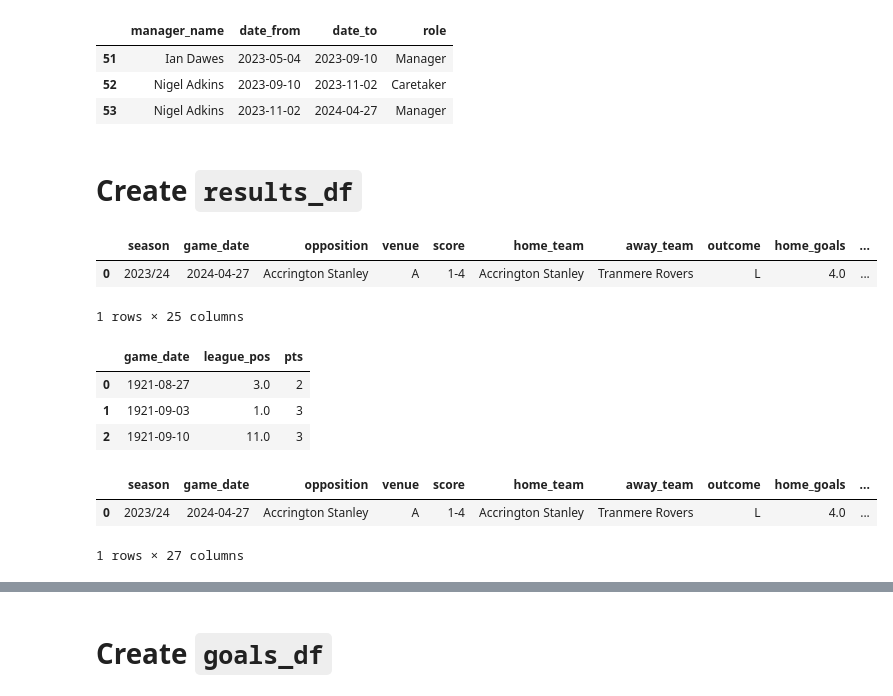
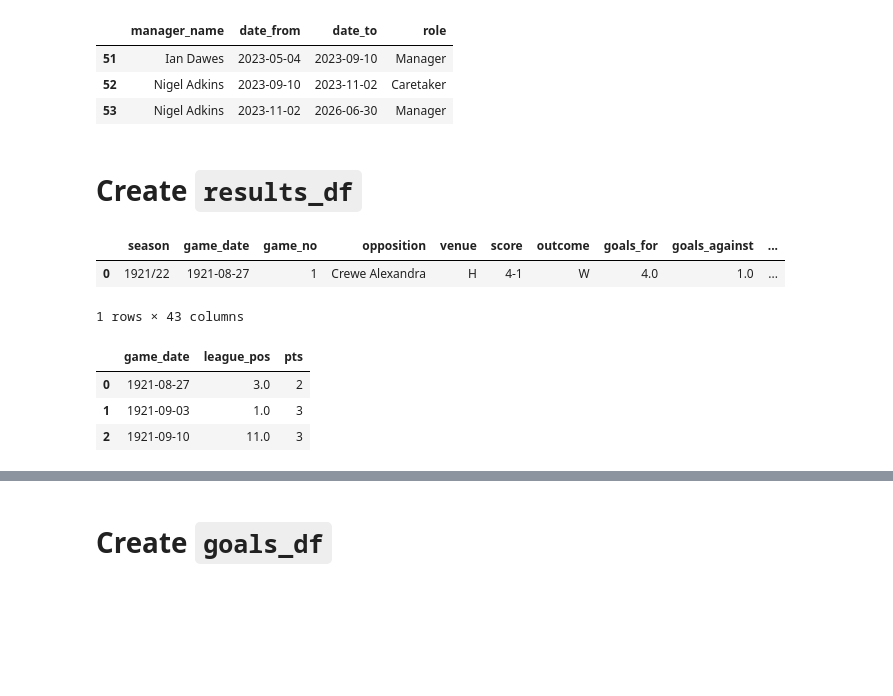
Before and after one commit to petebrown/pre-2023-data-prep, a Jupyter notebook: data-pipeline-prep.ipynb, the cells around one changed output, grey strips where cells are left out. Drawn from its saved outputs; the diff is of its cells as text; code cells hidden in the pictures; blank space fills up the shorter version.

```diff
--- a/data-pipeline-prep.ipynb
+++ b/data-pipeline-prep.ipynb
@@ -41,12 +41,14 @@ name_fixes = {
 # %%
 managers_df = pd.read_csv("https://raw.githubusercontent.com/petebrown/complete-record/main/output/managers.csv", parse_dates=["date_from", "date_to"])
 
+managers_df.loc[managers_df.date_from == max(managers_df.date_from), "date_to"] = '2026-06-30'
+
 managers_df.tail(3)
 # %% [output]
 |  | manager_name | date_from | date_to | role |
 | 51 | Ian Dawes | 2023-05-04 | 2023-09-10 | Manager |
 | 52 | Nigel Adkins | 2023-09-10 | 2023-11-02 | Caretaker |
-| 53 | Nigel Adkins | 2023-11-02 | 2024-04-27 | Manager |
+| 53 | Nigel Adkins | 2023-11-02 | 2026-06-30 | Manager |
 # %%
 managers_df.to_csv('data/managers.csv', index = False)
 # %% [markdown]
@@ -54,24 +56,24 @@ managers_df.to_csv('data/managers.csv', index = False)
 # %%
 def get_manager(game_date):
     manager_name = " & ".join(managers_df[(managers_df.date_from <= game_date) & (managers_df.date_to >= game_date)].manager_name)
 
     return manager_name
 
-results = pd.read_csv("https://raw.githubusercontent.com/petebrown/update-results/main/data/results_df.csv", parse_dates = ["game_date"])
+results = pd.read_csv("https://raw.githubusercontent.com/petebrown/data-updater/main/data/results.csv", parse_dates = ["game_date"])
 
 results["manager"] = results.game_date.apply(get_manager)
 
 results.loc[results.goals_for > results.goals_against, "outcome"] = "W"
 results.loc[results.goals_for == results.goals_against, "outcome"] = "D"
 results.loc[results.goals_for < results.goals_against, "outcome"] = "L"
 
 results.competition = results.competition.str.replace(r"lay-[oO]ffs?", "lay-Offs", regex = True)
 
 results.head(1)
 # %% [output]
-|  | season | game_date | opposition | venue | score | home_team | away_team | outcome | home_goals | ... |
-| 0 | 2023/24 | 2024-04-27 | Accrington Stanley | A | 1-4 | Accrington Stanley | Tranmere Rovers | L | 4.0 | ... |
+|  | season | game_date | game_no | opposition | venue | score | outcome | goals_for | goals_against | ... |
+| 0 | 1921/22 | 1921-08-27 | 1 | Crewe Alexandra | H | 4-1 | W | 4.0 | 1.0 | ... |
-1 rows × 25 columns
+1 rows × 43 columns
 # %%
 league_positions = pd.read_csv("https://raw.githubusercontent.com/petebrown/league-position-tool/main/docs/input/results_mini.csv", parse_dates = ["game_date"])[["game_date", "ranking", "pts"]].rename(columns = {"ranking": "league_pos"}).sort_values("game_date").reset_index(drop = True)
 
@@ -81,14 +83,6 @@ league_positions.head(3)
 | 0 | 1921-08-27 | 3.0 | 2 |
 | 1 | 1921-09-03 | 1.0 | 3 |
 | 2 | 1921-09-10 | 11.0 | 3 |
-# %%
-results = pd.merge(results, league_positions, how = "left", on = "game_date")
-
-results.head(1)
-# %% [output]
-|  | season | game_date | opposition | venue | score | home_team | away_team | outcome | home_goals | ... |
-| 0 | 2023/24 | 2024-04-27 | Accrington Stanley | A | 1-4 | Accrington Stanley | Tranmere Rovers | L | 4.0 | ... |
-1 rows × 27 columns
 # %%
 cup_game_details = pd.read_csv("https://raw.githubusercontent.com/petebrown/complete-record/main/11v11-extra-details/cup_details.csv", parse_dates = ["game_date"]).rename(columns = {"extra_time": "aet"})
 
```
Also changed, not shown: parts of 8 cells of this notebook, 4 other files.
